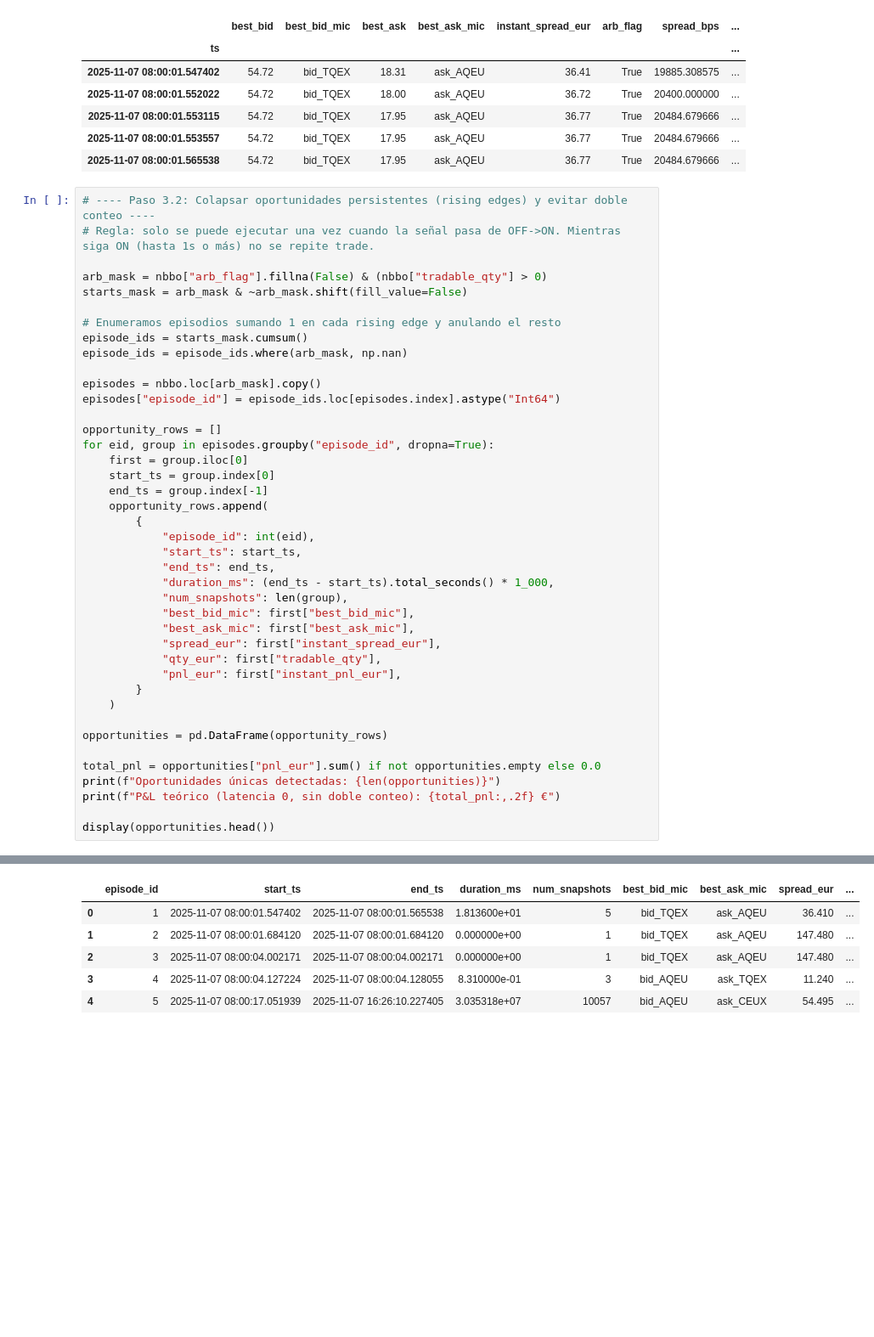
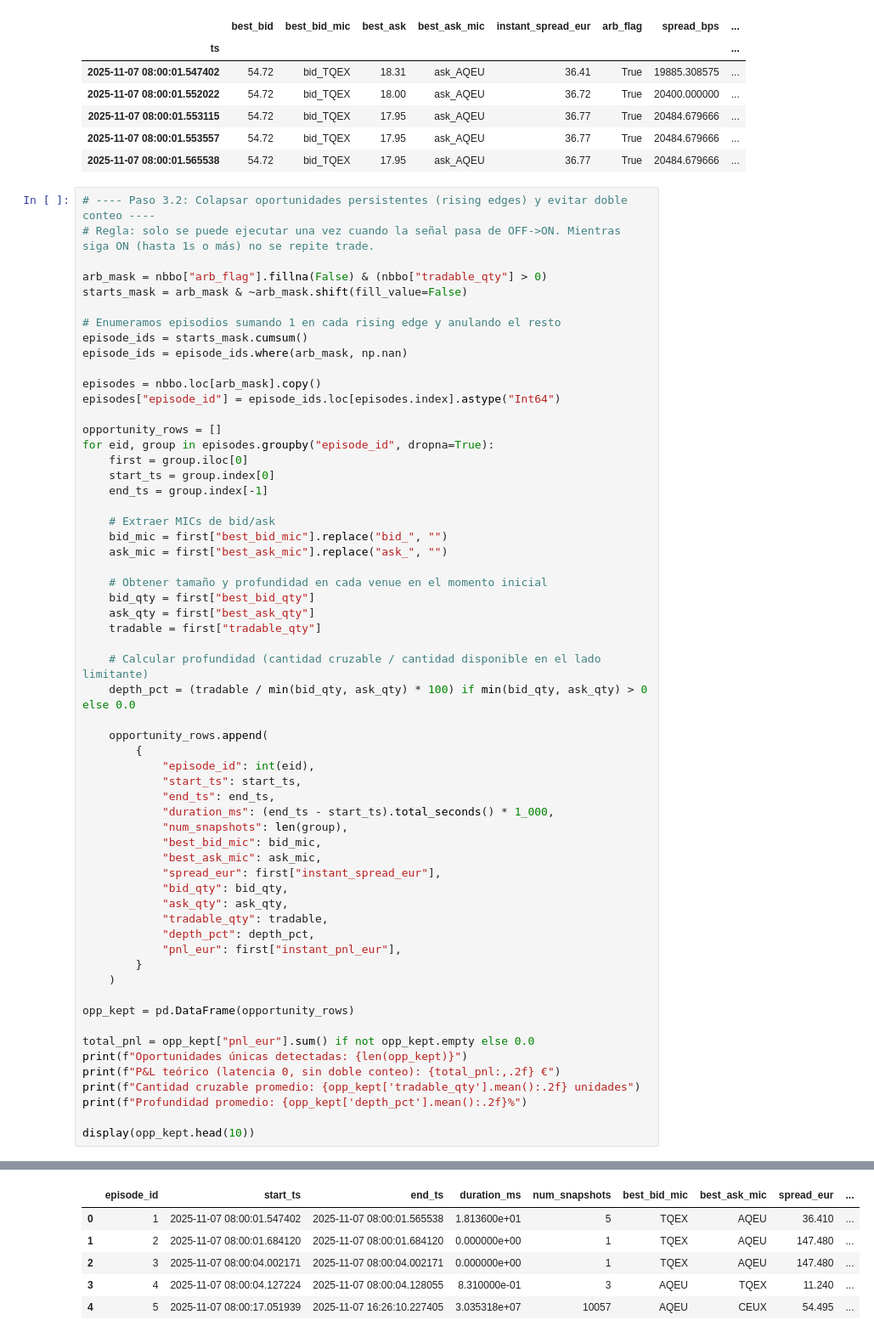
Before and after one commit to rodovilllapa210/PracticaRV, a Jupyter notebook: PracticaRV.ipynb, the cells around one changed output, grey strips where cells are left out. Shown at 85% size. Cells and saved outputs as stored; diff of their text form; blank space fills up the shorter version.

```diff
--- a/PracticaRV.ipynb
+++ b/PracticaRV.ipynb
@@ -394,6 +493,19 @@ for eid, group in episodes.groupby("episode_id", dropna=True):
     first = group.iloc[0]
     start_ts = group.index[0]
     end_ts = group.index[-1]
+
+    # Extraer MICs de bid/ask
+    bid_mic = first["best_bid_mic"].replace("bid_", "")
+    ask_mic = first["best_ask_mic"].replace("ask_", "")
+
+    # Obtener tamaño y profundidad en cada venue en el momento inicial
+    bid_qty = first["best_bid_qty"]
+    ask_qty = first["best_ask_qty"]
+    tradable = first["tradable_qty"]
+
+    # Calcular profundidad (cantidad cruzable / cantidad disponible en el lado limitante)
+    depth_pct = (tradable / min(bid_qty, ask_qty) * 100) if min(bid_qty, ask_qty) > 0 else 0.0
+
     opportunity_rows.append(
         {
             "episode_id": int(eid),
@@ -401,21 +513,26 @@ for eid, group in episodes.groupby("episode_id", dropna=True):
             "end_ts": end_ts,
             "duration_ms": (end_ts - start_ts).total_seconds() * 1_000,
             "num_snapshots": len(group),
-            "best_bid_mic": first["best_bid_mic"],
-            "best_ask_mic": first["best_ask_mic"],
+            "best_bid_mic": bid_mic,
+            "best_ask_mic": ask_mic,
             "spread_eur": first["instant_spread_eur"],
-            "qty_eur": first["tradable_qty"],
+            "bid_qty": bid_qty,
+            "ask_qty": ask_qty,
+            "tradable_qty": tradable,
+            "depth_pct": depth_pct,
             "pnl_eur": first["instant_pnl_eur"],
         }
     )
 
-opportunities = pd.DataFrame(opportunity_rows)
+opp_kept = pd.DataFrame(opportunity_rows)
 
-total_pnl = opportunities["pnl_eur"].sum() if not opportunities.empty else 0.0
-print(f"Oportunidades únicas detectadas: {len(opportunities)}")
+total_pnl = opp_kept["pnl_eur"].sum() if not opp_kept.empty else 0.0
+print(f"Oportunidades únicas detectadas: {len(opp_kept)}")
 print(f"P&L teórico (latencia 0, sin doble conteo): {total_pnl:,.2f} €")
+print(f"Cantidad cruzable promedio: {opp_kept['tradable_qty'].mean():.2f} unidades")
+print(f"Profundidad promedio: {opp_kept['depth_pct'].mean():.2f}%")
 
-display(opportunities.head())
+display(opp_kept.head(10))
 # %% [output]
 Oportunidades únicas detectadas: 5
 P&L teórico (latencia 0, sin doble conteo): 27,477.07 €
@@ -422,6 +541,6 @@ P&L teórico (latencia 0, sin doble conteo): 27,477.07 €
 |  | episode_id | start_ts | end_ts | duration_ms | num_snapshots | best_bid_mic | best_ask_mic | spread_eur | ... |
-| 0 | 1 | 2025-11-07 08:00:01.547402 | 2025-11-07 08:00:01.565538 | 1.813600e+01 | 5 | bid_TQEX | ask_AQEU | 36.410 | ... |
-| 1 | 2 | 2025-11-07 08:00:01.684120 | 2025-11-07 08:00:01.684120 | 0.000000e+00 | 1 | bid_TQEX | ask_AQEU | 147.480 | ... |
-| 2 | 3 | 2025-11-07 08:00:04.002171 | 2025-11-07 08:00:04.002171 | 0.000000e+00 | 1 | bid_TQEX | ask_AQEU | 147.480 | ... |
-| 3 | 4 | 2025-11-07 08:00:04.127224 | 2025-11-07 08:00:04.128055 | 8.310000e-01 | 3 | bid_AQEU | ask_TQEX | 11.240 | ... |
-| 4 | 5 | 2025-11-07 08:00:17.051939 | 2025-11-07 16:26:10.227405 | 3.035318e+07 | 10057 | bid_AQEU | ask_CEUX | 54.495 | ... |
+| 0 | 1 | 2025-11-07 08:00:01.547402 | 2025-11-07 08:00:01.565538 | 1.813600e+01 | 5 | TQEX | AQEU | 36.410 | ... |
+| 1 | 2 | 2025-11-07 08:00:01.684120 | 2025-11-07 08:00:01.684120 | 0.000000e+00 | 1 | TQEX | AQEU | 147.480 | ... |
+| 2 | 3 | 2025-11-07 08:00:04.002171 | 2025-11-07 08:00:04.002171 | 0.000000e+00 | 1 | TQEX | AQEU | 147.480 | ... |
+| 3 | 4 | 2025-11-07 08:00:04.127224 | 2025-11-07 08:00:04.128055 | 8.310000e-01 | 3 | AQEU | TQEX | 11.240 | ... |
+| 4 | 5 | 2025-11-07 08:00:17.051939 | 2025-11-07 16:26:10.227405 | 3.035318e+07 | 10057 | AQEU | CEUX | 54.495 | ... |
```
Also changed, not shown: parts of 13 cells of this notebook, 3 other files.
